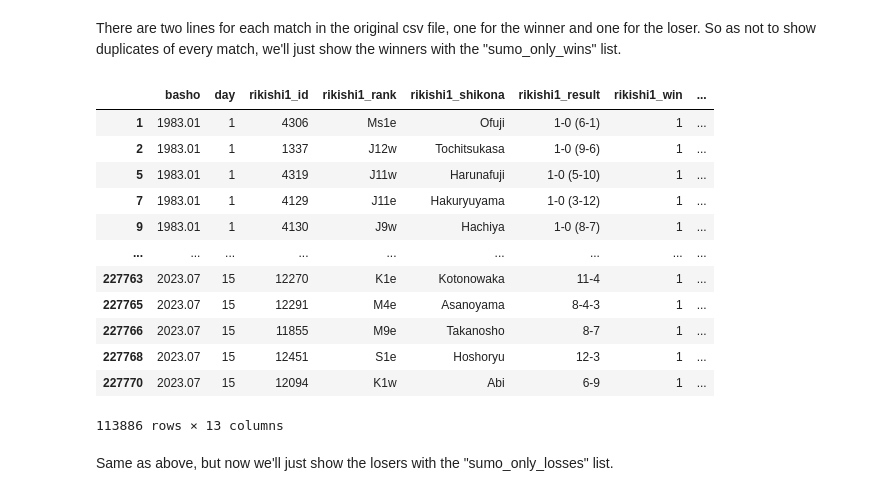
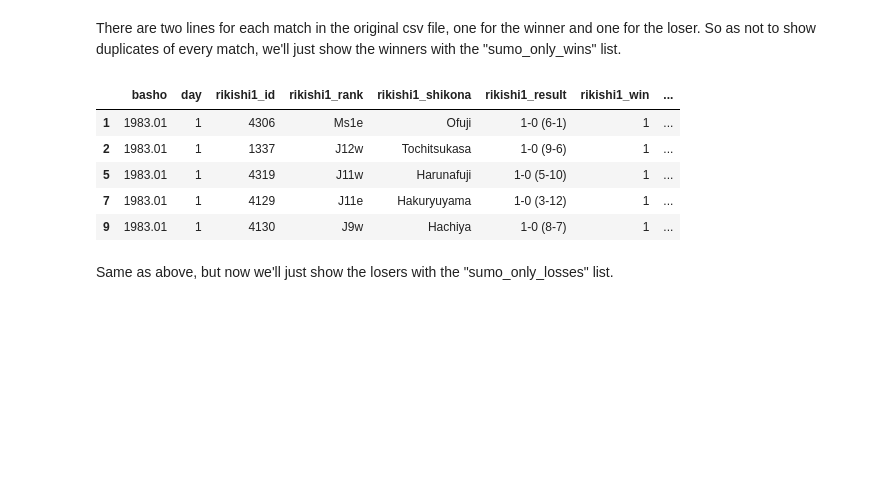
Before and after one commit to mjbrechner/sumo, a Jupyter notebook: sumo_analysis.ipynb, the cells around one changed output. Saved outputs shown, nothing was run; the diff lists cells and outputs as text; code cells hidden in the pictures; blank space fills up the shorter version.

```diff
--- a/sumo_analysis.ipynb
+++ b/sumo_analysis.ipynb
@@ -76,21 +76,14 @@ shikona_df.head()
 There are two lines for each match in the original csv file, one for the winner and one for the loser. So as not to show duplicates of every match, we'll just show the winners with the "sumo_only_wins" list.
 # %%
 sumo_only_wins = results[results.rikishi1_win == int("1")] #could also use results.loc[results.rikishi1_win == 1]
-sumo_only_wins
+sumo_only_wins.head()
 # %% [output]
 |  | basho | day | rikishi1_id | rikishi1_rank | rikishi1_shikona | rikishi1_result | rikishi1_win | ... |
 | 1 | 1983.01 | 1 | 4306 | Ms1e | Ofuji | 1-0 (6-1) | 1 | ... |
 | 2 | 1983.01 | 1 | 1337 | J12w | Tochitsukasa | 1-0 (9-6) | 1 | ... |
 | 5 | 1983.01 | 1 | 4319 | J11w | Harunafuji | 1-0 (5-10) | 1 | ... |
 | 7 | 1983.01 | 1 | 4129 | J11e | Hakuryuyama | 1-0 (3-12) | 1 | ... |
 | 9 | 1983.01 | 1 | 4130 | J9w | Hachiya | 1-0 (8-7) | 1 | ... |
-| ... | ... | ... | ... | ... | ... | ... | ... | ... |
-| 227763 | 2023.07 | 15 | 12270 | K1e | Kotonowaka | 11-4 | 1 | ... |
-| 227765 | 2023.07 | 15 | 12291 | M4e | Asanoyama | 8-4-3 | 1 | ... |
-| 227766 | 2023.07 | 15 | 11855 | M9e | Takanosho | 8-7 | 1 | ... |
-| 227768 | 2023.07 | 15 | 12451 | S1e | Hoshoryu | 12-3 | 1 | ... |
-| 227770 | 2023.07 | 15 | 12094 | K1w | Abi | 6-9 | 1 | ... |
-113886 rows × 13 columns
 # %% [markdown]
 Same as above, but now we'll just show the losers with the "sumo_only_losses" list.
 # %%
```
Also changed, not shown: parts of 16 cells of this notebook, 1 other file.
